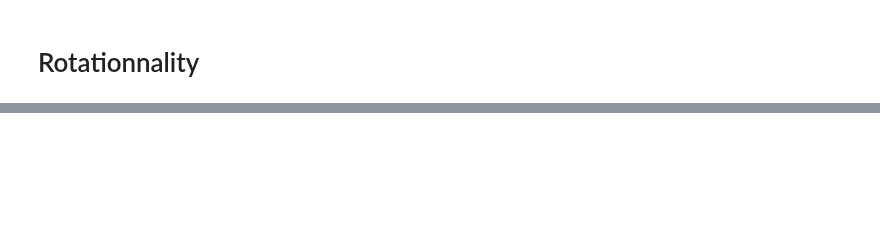
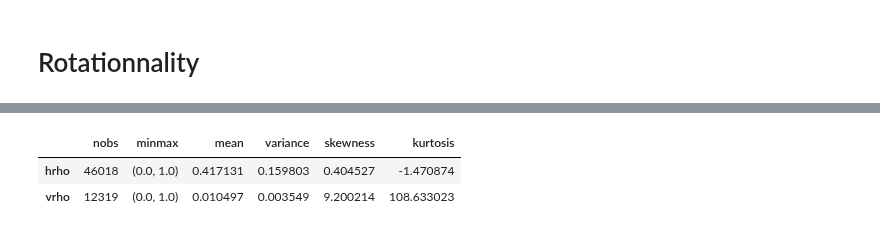
Before and after one commit to norlab-ulaval/BorealTC, a Jupyter notebook: analysis/dataset-stats.ipynb, the cells around one changed output, grey strips where cells are left out. Cells and saved outputs as stored; diff of their text form; code cells hidden in the pictures; blank space fills up the shorter version.

Commit message:
Dataset stats

```diff
--- a/analysis/dataset-stats.ipynb
+++ b/analysis/dataset-stats.ipynb
@@ -199,0 +208,10 @@ ax.set_ylabel("Counts")
+# %%
+rho_desc = {
+    "hrho": stats.describe(husky_pro.rho.dropna())._asdict(),
+    "vrho": stats.describe(vulpi_pro.rho.dropna())._asdict(),
+}
+pd.DataFrame.from_dict(rho_desc, orient="index")
+# %% [output]
+|  | nobs | minmax | mean | variance | skewness | kurtosis |
+| hrho | 46018 | (0.0, 1.0) | 0.417131 | 0.159803 | 0.404527 | -1.470874 |
+| vrho | 12319 | (0.0, 1.0) | 0.010497 | 0.003549 | 9.200214 | 108.633023 |
```
Also changed, not shown: parts of 4 cells of this notebook, 1 other file.
